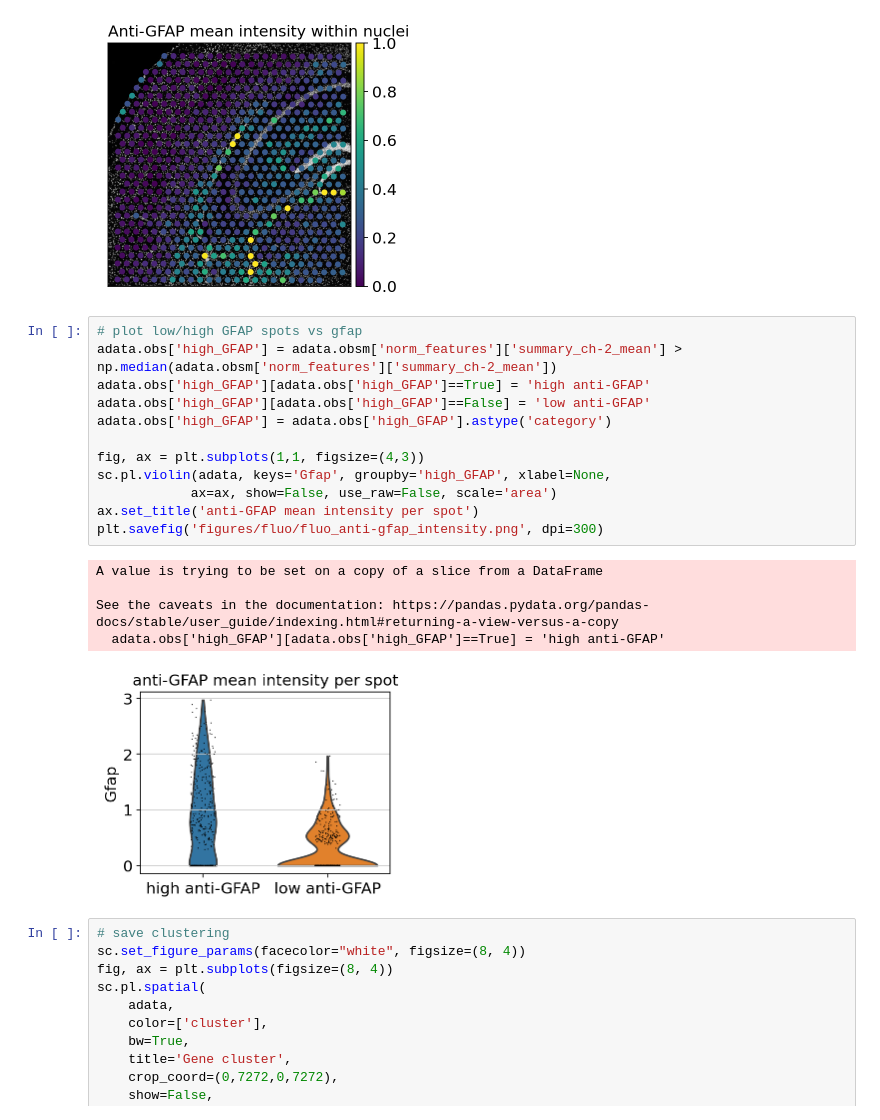
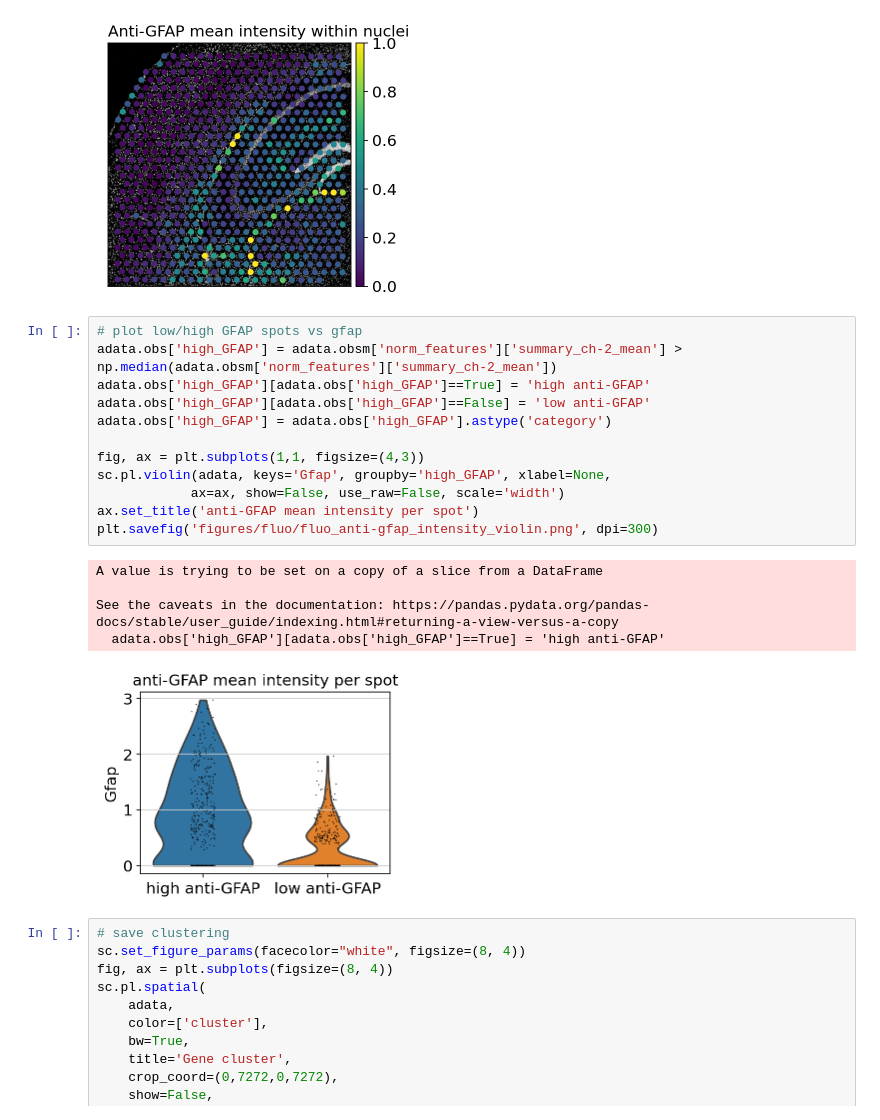
Before and after one commit to theislab/squidpy_reproducibility, a Jupyter notebook: notebooks/image_figures/fluo_image_analysis.ipynb, the cells around one changed output. Cells and saved outputs as stored; diff of their text form.

Commit message:
add fluo figs

```diff
--- a/notebooks/image_figures/fluo_image_analysis.ipynb
+++ b/notebooks/image_figures/fluo_image_analysis.ipynb
@@ -199,21 +199,21 @@ plt.savefig('figures/fluo/fluo_anti-gfap_intensity.png', dpi=300, bbox_inches='t
 # %%
 # plot low/high GFAP spots vs gfap
 adata.obs['high_GFAP'] = adata.obsm['norm_features']['summary_ch-2_mean'] > np.median(adata.obsm['norm_features']['summary_ch-2_mean'])
 adata.obs['high_GFAP'][adata.obs['high_GFAP']==True] = 'high anti-GFAP'
 adata.obs['high_GFAP'][adata.obs['high_GFAP']==False] = 'low anti-GFAP'
 adata.obs['high_GFAP'] = adata.obs['high_GFAP'].astype('category')
 
 fig, ax = plt.subplots(1,1, figsize=(4,3))
 sc.pl.violin(adata, keys='Gfap', groupby='high_GFAP', xlabel=None,
-            ax=ax, show=False, use_raw=False, scale='area')
+            ax=ax, show=False, use_raw=False, scale='width')
 ax.set_title('anti-GFAP mean intensity per spot')
-plt.savefig('figures/fluo/fluo_anti-gfap_intensity.png', dpi=300)
+plt.savefig('figures/fluo/fluo_anti-gfap_intensity_violin.png', dpi=300)
 # %% [output]
 A value is trying to be set on a copy of a slice from a DataFrame
 
 See the caveats in the documentation: https://pandas.pydata.org/pandas-docs/stable/user_guide/indexing.html#returning-a-view-versus-a-copy
   adata.obs['high_GFAP'][adata.obs['high_GFAP']==True] = 'high anti-GFAP'
-[figure, old version]
+[figure, new version]
 # %%
 # save clustering
 sc.set_figure_params(facecolor="white", figsize=(8, 4))
```
Also changed, not shown: parts of 2 cells of this notebook, 6 other files.
